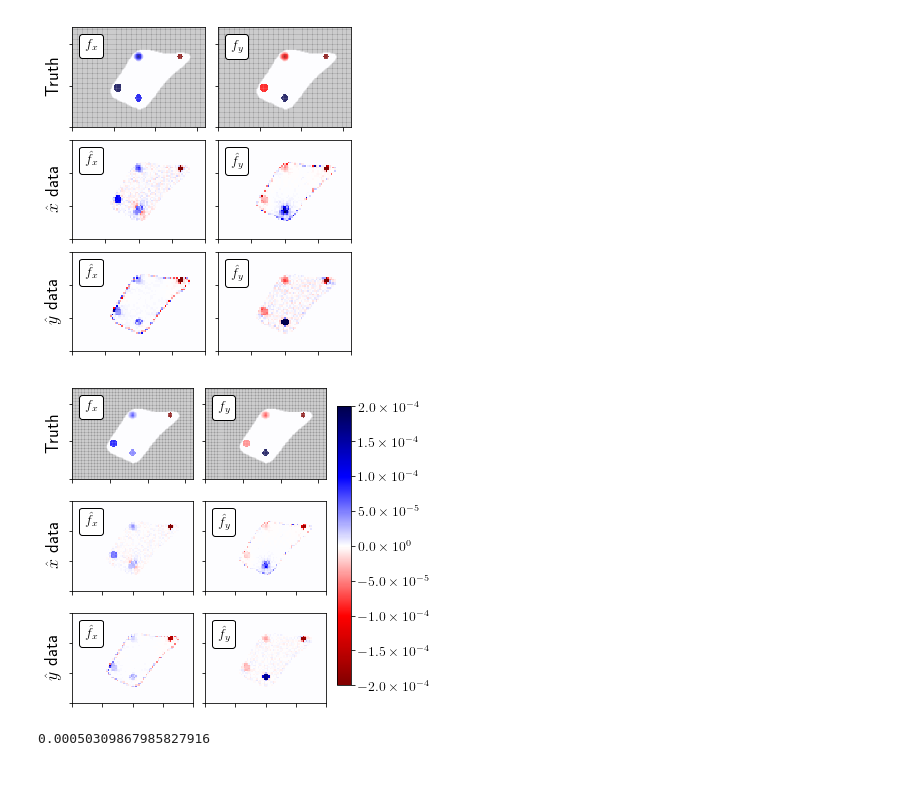
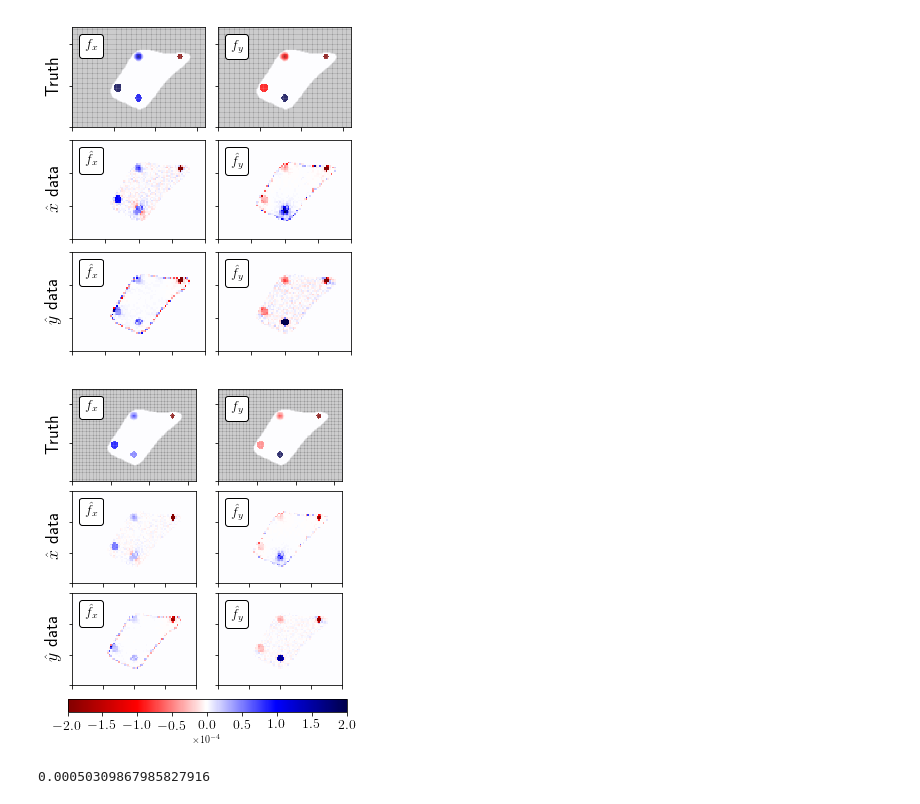
Before and after one commit to jcalifornia/tractionforce, a Jupyter notebook: paper/numerics/unidirectional.ipynb, the cells around one changed output. Cells and saved outputs as stored; diff of their text form; code cells hidden in the pictures; blank space fills up the shorter version.

```diff
--- a/paper/numerics/unidirectional.ipynb
+++ b/paper/numerics/unidirectional.ipynb
@@ -275,8 +275,8 @@ plt.savefig("../figures/unidirectionfig.pdf",bbox_inches='tight',
 # %%
 fig = plt.figure(figsize=(5,6))
 #fig = plt.figure()
-max_annulus = 2e-4
-max_pads = 2e-4
+max_annulus = 2e-4* 1e4
+max_pads = 2e-4* 1e4
 gs0 = gridspec.GridSpec(1,1, hspace = 0.1,wspace=0.1)
 
 gs_j_left = [] # just collect these here
@@ -302,7 +302,7 @@ gs_j_right += [gridspec.GridSpecFromSubplotSpec(1,2,
 
 ax += [plt.Subplot(fig, gs_j_right[0][0,0])]
 fig.add_subplot(ax[-1])
-ax[-1].pcolormesh(pad_x,
+ax[-1].pcolormesh(pad_x* 1e4,
                      cmap='seismic_r',vmax=max_annulus,vmin=-max_annulus).axes.set_aspect('equal')
 ax[-1].pcolormesh(pad_imarray==0,
                            cmap='gray',alpha=0.05).axes.set_aspect('equal')
@@ -318,7 +318,7 @@ ax[-1].add_artist(at)
 
 ax += [plt.Subplot(fig, gs_j_right[0][0,1])]
 fig.add_subplot(ax[-1])
-im+= [ax[-1].pcolormesh(pad_y,
+im+= [ax[-1].pcolormesh(pad_y* 1e4,
                      cmap='seismic_r',vmax=max_annulus,vmin=-max_annulus)]
 im[-1].axes.set_aspect('equal')
 ax[-1].pcolormesh(pad_imarray==0,
@@ -364,7 +364,7 @@ for j in range(J):
 
     ax += [plt.Subplot(fig, gs_j_right[j+1][0,0])]
     fig.add_subplot(ax[-1])
-    ax[-1].pcolormesh(best_s_vals_x,
+    ax[-1].pcolormesh(best_s_vals_x * 1e4,
                      cmap='seismic_r',vmax=max_annulus,vmin=-max_annulus).axes.set_aspect('equal')#
     ax[-1].set_yticklabels([])
     ax[-1].set_xticklabels([])
@@ -378,39 +378,39 @@ for j in range(J):
 
     ax += [plt.Subplot(fig, gs_j_right[j+1][0,1])]
     fig.add_subplot(ax[-1])
-    ax[-1].pcolormesh(best_s_vals_y,
+    ax[-1].pcolormesh(best_s_vals_y* 1e4,
                      cmap='seismic_r',vmax=max_annulus,vmin=-max_annulus).axes.set_aspect('equal')#
 
     ax[-1].set_yticklabels([])
     ax[-1].set_xticklabels([])
 
     at = AnchoredText("$\hat{f}_{y}$",
                   prop=dict(size=14), frameon=True,
                   loc=2,
                   )
     at.patch.set_boxstyle("round,pad=0.,rounding_size=0.2")
     ax[-1].add_artist(at)
 
 
 
 # left annotation
 
 ax[0].set_ylabel("Truth",fontsize=18)
 ax[2].set_ylabel("$\hat{x}$ data",fontsize=18)
 ax[4].set_ylabel("$\hat{y}$ data",fontsize=18)
 # top annotation
 
 def fmt(x, pos):
     a, b = '{:.1e}'.format(x).split('e')
     b = int(b)
     return r'${} \times 10^{{{}}}$'.format(a, b)
 
-fig.colorbar(im[0], ax = ax, fraction=0.05, pad=0.04, format=ticker.FuncFormatter(fmt)).ax.tick_params(labelsize=14)
+fig.colorbar(im[0], ax = ax, fraction=0.05, pad=0.04,  orientation='horizontal', label=r"$\times 10^{-4}$").ax.tick_params(labelsize=14) #format=ticker.FuncFormatter(fmt),
 
 plt.savefig("../figures/unidirectionfig.pdf",bbox_inches='tight',
                transparent=True)
 # %% [output]
-[figure, old version]
+[figure, new version]
 # %%
 np.max(abs(pad_x))
 # %% [output]
```
Also changed, not shown: 10 other files.
